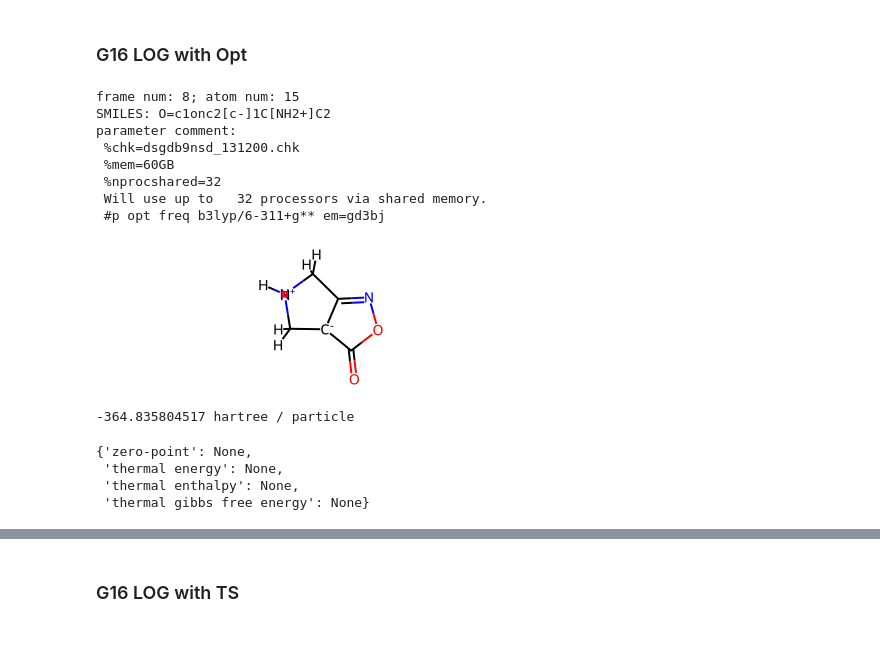
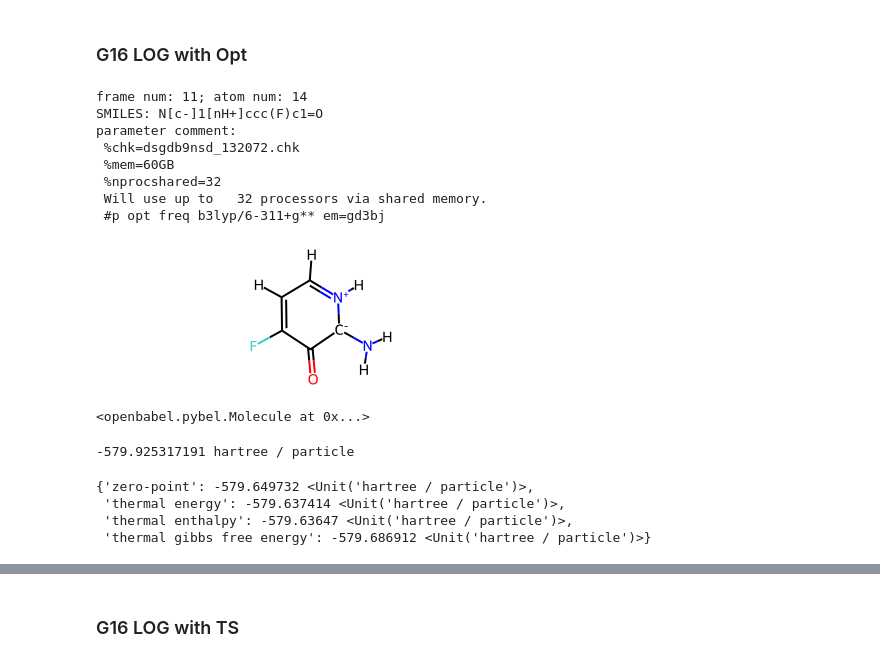
Before and after one commit to gentle1999/MolOP, a Jupyter notebook: tutorial/get_start.ipynb, the cells around one changed output, grey strips where cells are left out. Saved outputs shown, nothing was run; the diff lists cells and outputs as text; code cells hidden in the pictures.

```diff
--- a/tutorial/get_start.ipynb
+++ b/tutorial/get_start.ipynb
@@ -102,30 +102,36 @@ No optimization No hessian: []
 # %% [markdown]
 ### G16 LOG with Opt
 # %%
-test_opt_file = AutoParser("../test/dsgdb9nsd_131200.log")
+test_opt_file = AutoParser("../test/dsgdb9nsd_132072.log")
 print(f"frame num: {len(test_opt_file)}; atom num: {len(test_opt_file[-1])}")
 print(f"SMILES: {test_opt_file[-1].to_SMILES()}")
 print(f"parameter comment: \n{test_opt_file[-1].parameter_comment}")
 test_opt_file[-1].rdmol
 # %% [output]
-frame num: 8; atom num: 15
-SMILES: O=c1onc2[c-]1C[NH2+]C2
+frame num: 11; atom num: 14
+SMILES: N[c-]1[nH+]ccc(F)c1=O
 parameter comment:
- %chk=dsgdb9nsd_131200.chk
+ %chk=dsgdb9nsd_132072.chk
  %mem=60GB
  %nprocshared=32
  Will use up to   32 processors via shared memory.
  #p opt freq b3lyp/6-311+g** em=gd3bj
-[figure, old version]
+[figure, new version]
+# %%
+from openbabel import pybel
+
+pybel.readstring("xyz", test_opt_file[-1].to_XYZ_block())
+# %% [output]
+<openbabel.pybel.Molecule at 0x...>
 # %%
 print(test_opt_file[-1].energy)
 test_opt_file[-1].sum_energy
 # %% [output]
--364.835804517 hartree / particle
+-579.925317191 hartree / particle
-{'zero-point': None,
- 'thermal energy': None,
- 'thermal enthalpy': None,
- 'thermal gibbs free energy': None}
+{'zero-point': -579.649732 <Unit('hartree / particle')>,
+ 'thermal energy': -579.637414 <Unit('hartree / particle')>,
+ 'thermal enthalpy': -579.63647 <Unit('hartree / particle')>,
+ 'thermal gibbs free energy': -579.686912 <Unit('hartree / particle')>}
 # %%
 print(f"partial charges num: {len(test_opt_file[-1].partial_charges)}")
 print(f"first 5: {test_opt_file[-1].partial_charges[:5]}")
```
Also changed, not shown: parts of 5 cells of this notebook, 1 other file.
